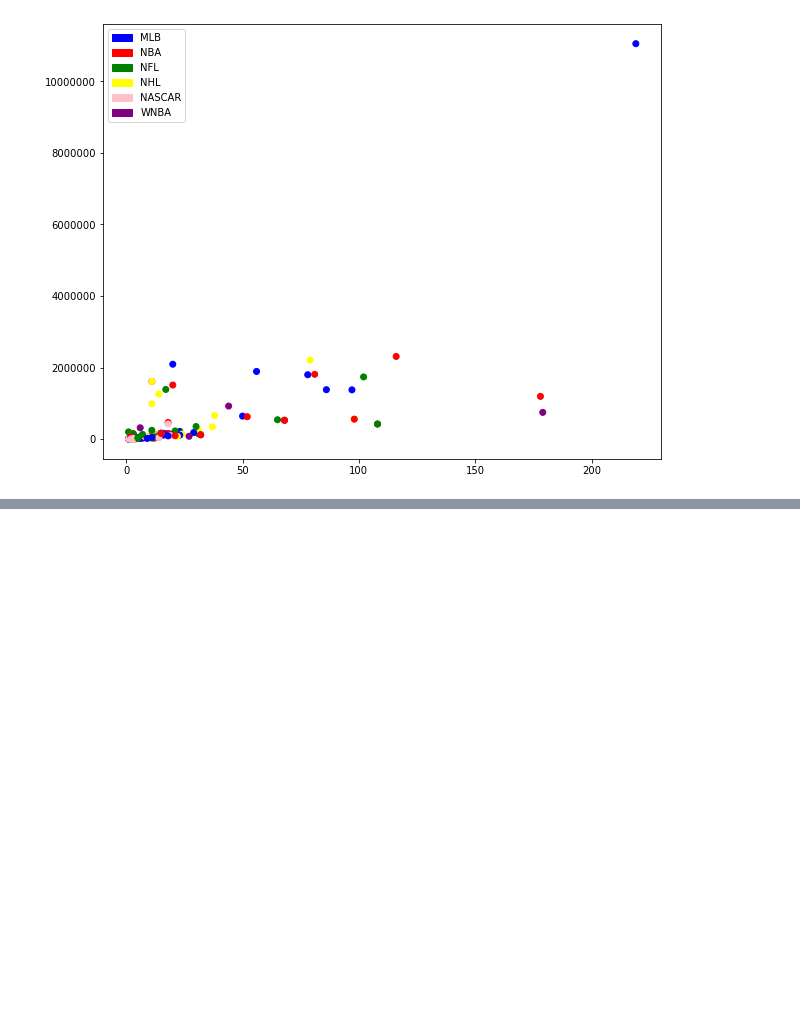
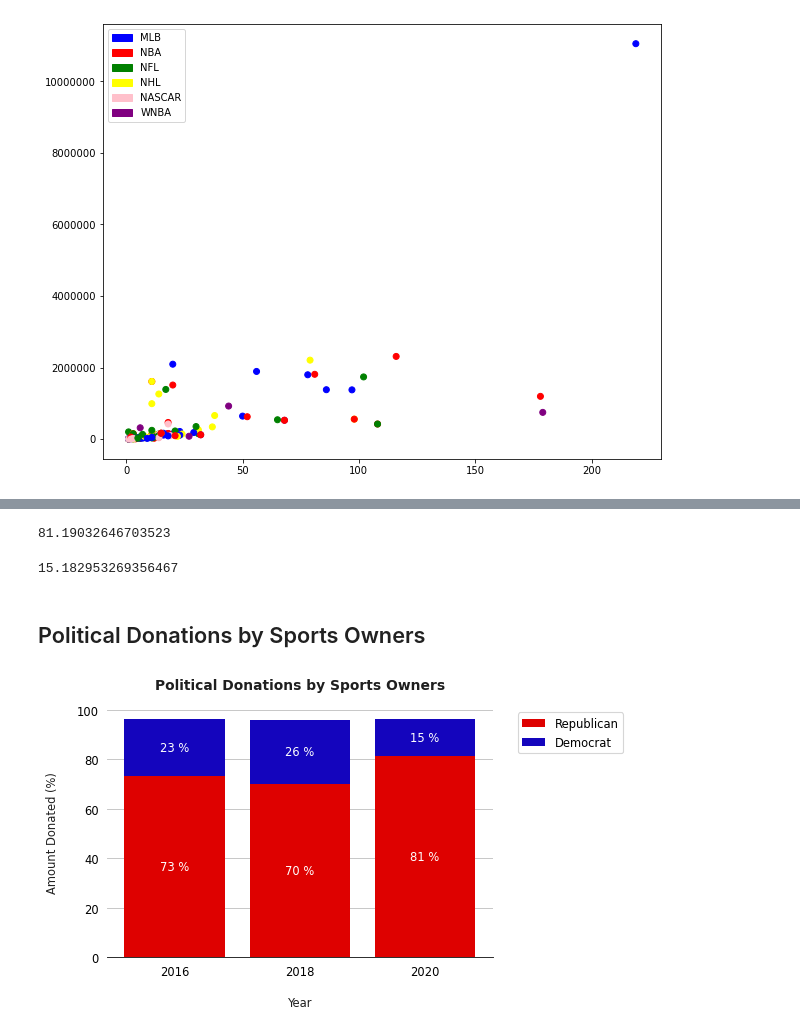
Before and after one commit to richcoca/CIS9655Project, a Jupyter notebook: Group 2A Presentation.ipynb, the cells around one changed output, grey strips where cells are left out. Cells and saved outputs as stored; diff of their text form; code cells hidden in the pictures; blank space fills up the shorter version.

```diff
--- a/Group 2A Presentation.ipynb
+++ b/Group 2A Presentation.ipynb
@@ -294,0 +306,3 @@ plt.show()
+# %%
+dfgroup = df.groupby(['Election Year', 'Party'], as_index=False)['Amount'].sum()
+dfgroup
@@ -294,0 +391,74 @@ plt.show()
+# %%
+#Republicans-2020
+dfd = dfgroup.loc[(dfgroup["Election Year"]) == 2020]
+dfe = dfd["Amount"].sum()
+dff = dfd.loc[(dfd["Party"]) == "Republican"] ["Amount"].sum()
+dff
+r2020 = dff/dfe*100
+r2020
+# %% [output]
+81.19032646703523
+# %%
+#Democrat-2020
+dfm = dfgroup.loc[(dfgroup["Election Year"]) == 2020]
+dfn = dfm["Amount"].sum()
+dfo = dfm.loc[(dfm["Party"]) == "Democrat"] ["Amount"].sum()
+dfo
+d2020 = dfo/dfn * 100
+d2020
+# %% [output]
+15.182953269356467
+# %% [markdown]
+## Political Donations by Sports Owners
+# %%
+#Main Stacked bargraph
+#DataFrame for Republican
+data = { 'year': ['2016','2018','2020'], 'values' :[r2016,r2018,r2020]}
+info = pd.DataFrame(data)
+info
+#DataFrame for Democrat
+data0 = { 'year': ['2016','2018','2020'], 'values' :[d2016,d2018,d2020]}
+info0 = pd.DataFrame(data0)
+info0
+
+labels =['2016','2018','2020']
+width = 0.80
+fig, ax = plt.subplots()
+ax.bar(data ['year'], data ['values'],width, label = 'Republican',color = '#DE0100')
+ax.bar(data0 ['year'], data0 ['values'],width, label = 'Democrat',color = '#1405BD', bottom = data['values'])
+
+#label percentages on bars
+for p in ax.patches:
+        width, height = p.get_width(), p.get_height()
+        x, y = p.get_xy()
+        ax.text(x+width/2,
+                y+height/2,
+                '{:.0f} %'.format(height),
+                horizontalalignment='center',
+                verticalalignment='center',
+                color = '#FFFFFF')
+#Remove Figure borders
+ax.spines['top'].set_visible(False)
+ax.spines['right'].set_visible(False)
+ax.spines['left'].set_visible(False)
+ax.spines['bottom'].set_color('#1f1f1f')
+ax.tick_params(bottom=False, left=False)
+
+
+# grid lines
+ax.set_axisbelow(True)
+#ax.yaxis.grid(color='black', linestyle='dashed', alpha=0.2)
+ax.yaxis.grid(True, color='#c4c4c4')
+ax.xaxis.grid(False)
+
+#labels
+#plt.xticks(rotation=30, horizontalalignment="center")
+ax.set_xlabel('Year', labelpad=15, color='#212121')
+ax.set_ylabel('Amount Donated (%)', labelpad=15, color='#212121')
+ax.set_title('Political Donations by Sports Owners', pad=15, color='#1f1f1f',  weight='bold')
+             #size = 15, )
+ax.legend(bbox_to_anchor = (1.05,1.0),loc = 'upper left')
+fig.set_dpi(83)
+plt.show()
+# %% [output]
+[figure, added]
```
Also changed, not shown: parts of 28 cells of this notebook, 2 other files.
